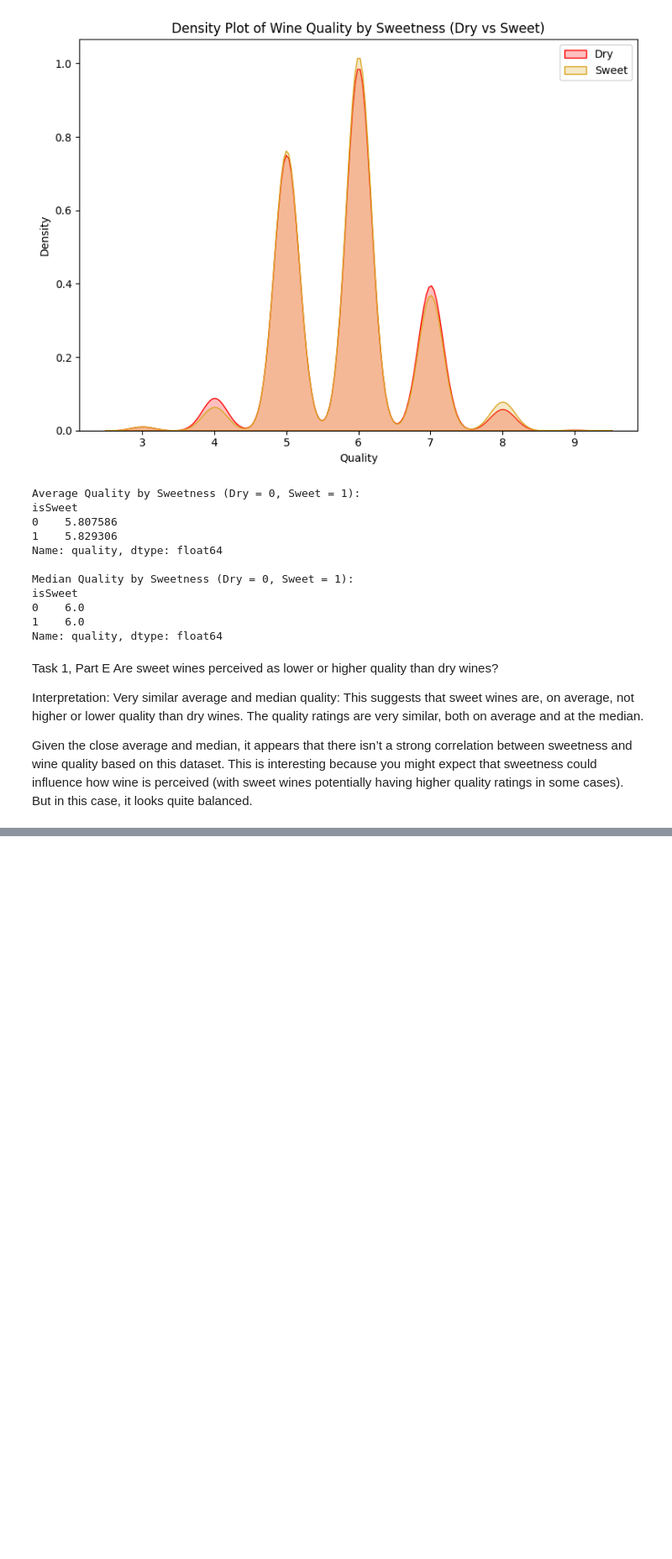
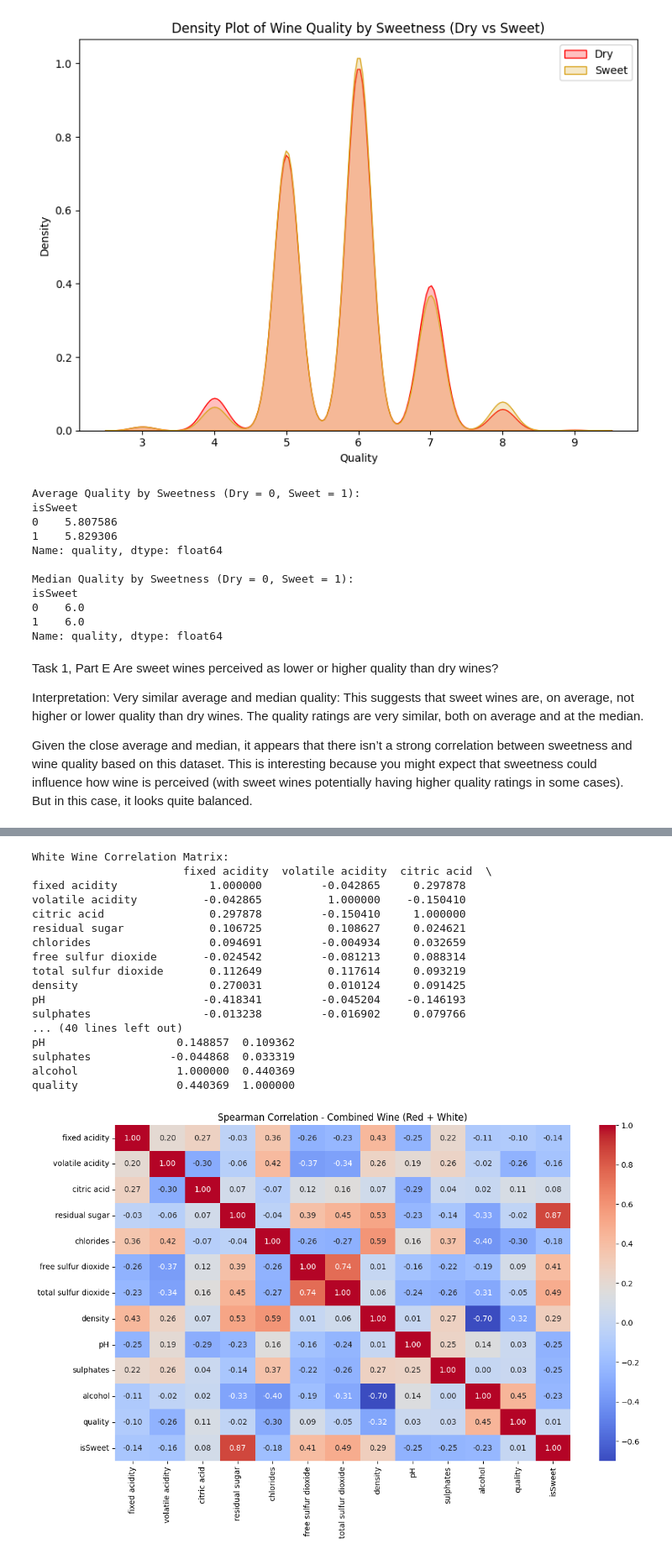
Before and after one commit to SamraatJain9/CSC2034_Project_Data, a Jupyter notebook: main.ipynb, the cells around one changed output, grey strips where cells are left out. Shown at 84% size. Drawn from its saved outputs; the diff is of its cells as text; code cells hidden in the pictures; blank space fills up the shorter version.

Commit message:
Task 2

```diff
--- a/main.ipynb
+++ b/main.ipynb
@@ -470,3 +468,58 @@ Interpretation:
 Very similar average and median quality: This suggests that sweet wines are, on average, not higher or lower quality than dry wines. The quality ratings are very similar, both on average and at the median.
 
 Given the close average and median, it appears that there isn’t a strong correlation between sweetness and wine quality based on this dataset. This is interesting because you might expect that sweetness could influence how wine is perceived (with sweet wines potentially having higher quality ratings in some cases). But in this case, it looks quite balanced.
+# %%
+"""
+Task 2 - Try and determine which subset of your variables can be most useful for learning
+This is in preparation to applying machine learning to create your model. To do this, analyse correlations between:
+
+- Each pair of variables
+- Each variable and the outcome (quality)
+-Produce a visual representation of the Correlation Matrix, using  seaborn, matplotlib, or AltairLinks to an external site.
+Comment on how some of the variables may relate to others. For this task, you may use Pandas methods to automatically create correlation matrices, for example
+ DataFrame.corr. Take care when using the correct metrics, i.e. you must choose between {‘pearson’, ‘kendall’, ‘spearman’}. Consult the documentation to
+ learn about these metrics.
+"""
+
+# Correlation Heatmap - Spearmans Correlation
+red_corr = red_wine.select_dtypes(include='number').corr(method='spearman') # Red Wine
+
+plt.figure(figsize=(12, 8))
+seaborn.heatmap(red_corr, annot=True, cmap='coolwarm', fmt=".2f")
+plt.title('Spearman Correlation - Red Wine')
+plt.tight_layout()
+plt.show()
+
+print("\nRed Wine Correlation Matrix:\n", red_corr)
+
+white_corr = white_wine.select_dtypes(include='number').corr(method='spearman') # White Wine
+
+plt.figure(figsize=(12, 8))
+seaborn.heatmap(white_corr, annot=True, cmap='coolwarm', fmt=".2f")
+plt.title('Spearman Correlation - White Wine')
+plt.tight_layout()
+plt.show()
+
+print("\nWhite Wine Correlation Matrix:\n", white_corr)
+
+# Combined Correlation Heatmap
+combined_corr = combined_wine.select_dtypes(include='number').corr(method='spearman')
+
+plt.figure(figsize=(12, 8))
+seaborn.heatmap(combined_corr, annot=True, cmap='coolwarm', fmt=".2f")
+plt.title('Spearman Correlation - Combined Wine (Red + White)')
+plt.tight_layout()
+plt.show()
+
+print("\nCombined Wine Correlation Matrix:\n", combined_corr)
+
+#  if two variables carry too much of the same signal, it may confuse or overfit your model — so this helps in feature selection.
+# Good Predictors of Quality:
+# alcohol → 0.45 correlation with quality → moderate positive.
+
+# volatile acidity → -0.26 → inverse relationship (more acidity = lower quality).
+
+# density → -0.32 → Higher density, generally lower quality.
+
+# chlorides → -0.30 → More saltiness = worse perception.
+# %% [output]
@@ -472,0 +545,18 @@ Given the close average and median, it appears that there isn’t a strong corre
+White Wine Correlation Matrix:
+                       fixed acidity  volatile acidity  citric acid  \
+fixed acidity              1.000000         -0.042865     0.297878
+volatile acidity          -0.042865          1.000000    -0.150410
+citric acid                0.297878         -0.150410     1.000000
+residual sugar             0.106725          0.108627     0.024621
+chlorides                  0.094691         -0.004934     0.032659
+free sulfur dioxide       -0.024542         -0.081213     0.088314
+total sulfur dioxide       0.112649          0.117614     0.093219
+density                    0.270031          0.010124     0.091425
+pH                        -0.418341         -0.045204    -0.146193
+sulphates                 -0.013238         -0.016902     0.079766
+... (40 lines left out)
+pH                    0.148857  0.109362
+sulphates            -0.044868  0.033319
+alcohol               1.000000  0.440369
+quality               0.440369  1.000000
+[figure, added]
```
Also changed, not shown: parts of 4 cells of this notebook.
